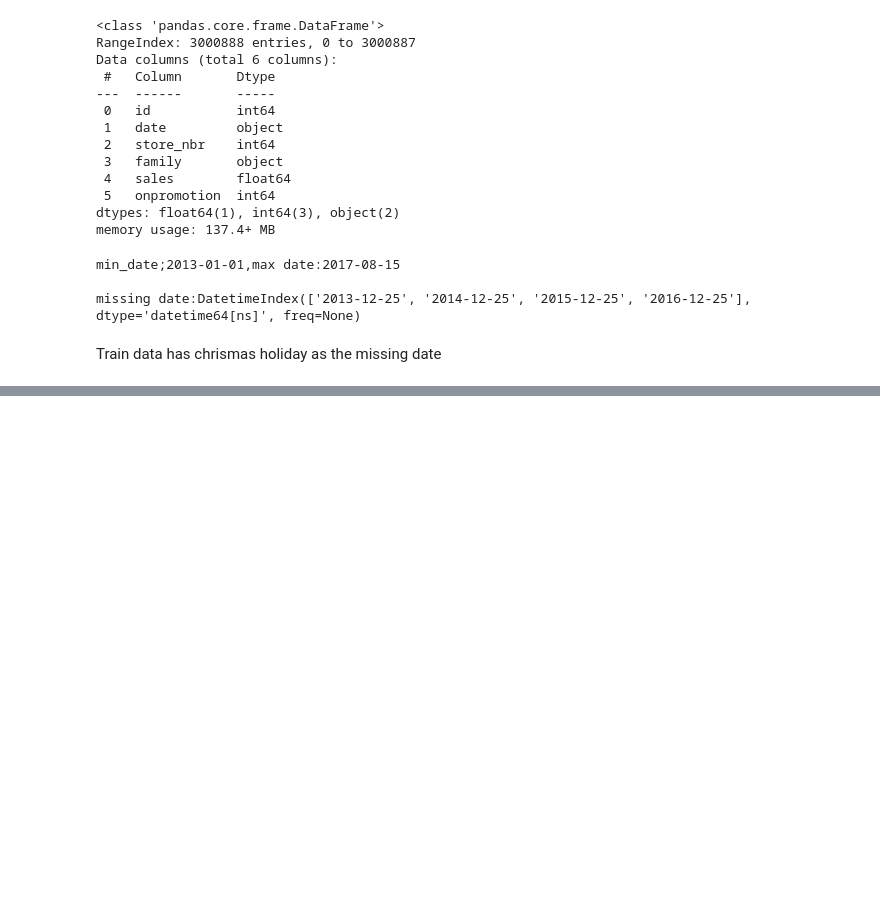
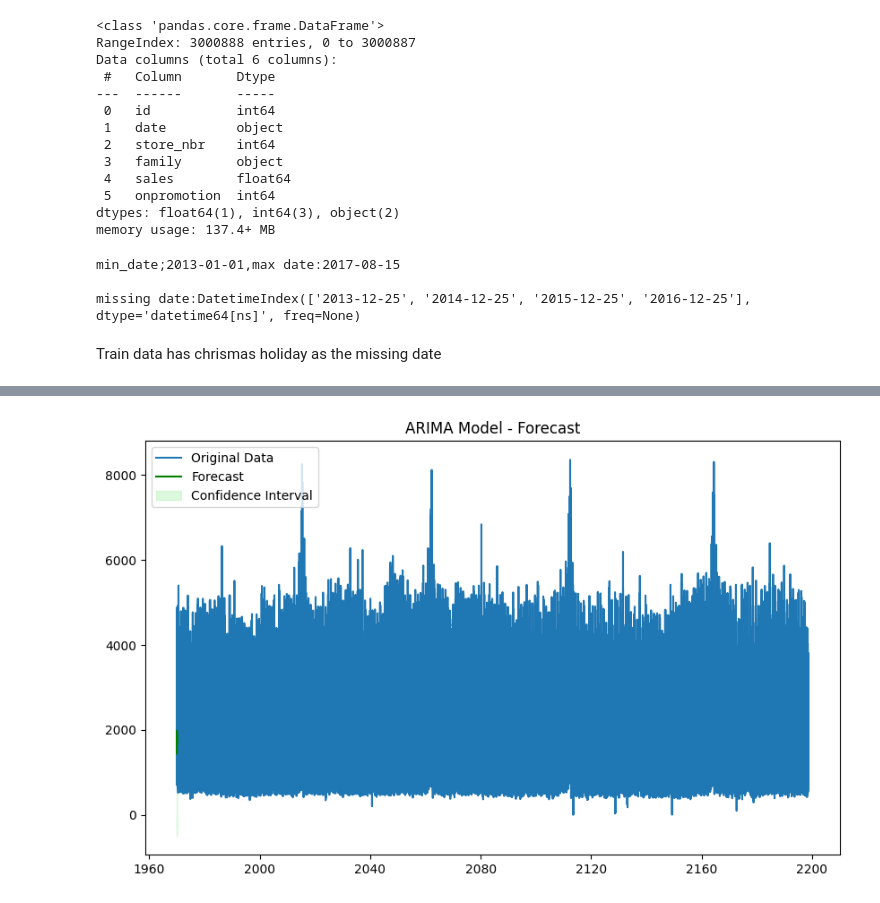
Before and after one commit to valentinewawira-o/Quantitative-Model, a Jupyter notebook: quantitative_model.ipynb, the cells around one changed output, grey strips where cells are left out. Drawn from its saved outputs; the diff is of its cells as text; code cells hidden in the pictures; blank space fills up the shorter version.

```diff
--- a/quantitative_model.ipynb
+++ b/quantitative_model.ipynb
@@ -309,0 +417,29 @@ df_train.sort_values(by='date', inplace=True)
+# %%
+# Forecast future values (e.g., next 10 periods)
+forecast_steps = 10
+forecast = arima_result.get_forecast(steps=forecast_steps)
+forecast_index = pd.date_range(
+    start=df_transaction.index[-1],
+    periods=forecast_steps + 1,  # Include the starting point
+    freq='D'  # Adjust frequency as needed
+)[1:]
+
+# Get forecasted values and confidence intervals
+forecast_values = forecast.predicted_mean
+forecast_conf_int = forecast.conf_int()
+
+# Plot original data and forecasts
+plt.figure(figsize=(10, 6))
+plt.plot(df_transaction['transactions'], label='Original Data')
+plt.plot(forecast_index, forecast_values, label='Forecast', color='green')
+plt.fill_between(
+    forecast_index,
+    forecast_conf_int.iloc[:, 0],
+    forecast_conf_int.iloc[:, 1],
+    color='lightgreen', alpha=0.3, label='Confidence Interval'
+)
+plt.legend()
+plt.title('ARIMA Model - Forecast')
+plt.show()
+# %% [output]
+[figure, added]
```
Also changed, not shown: parts of 11 cells of this notebook.
